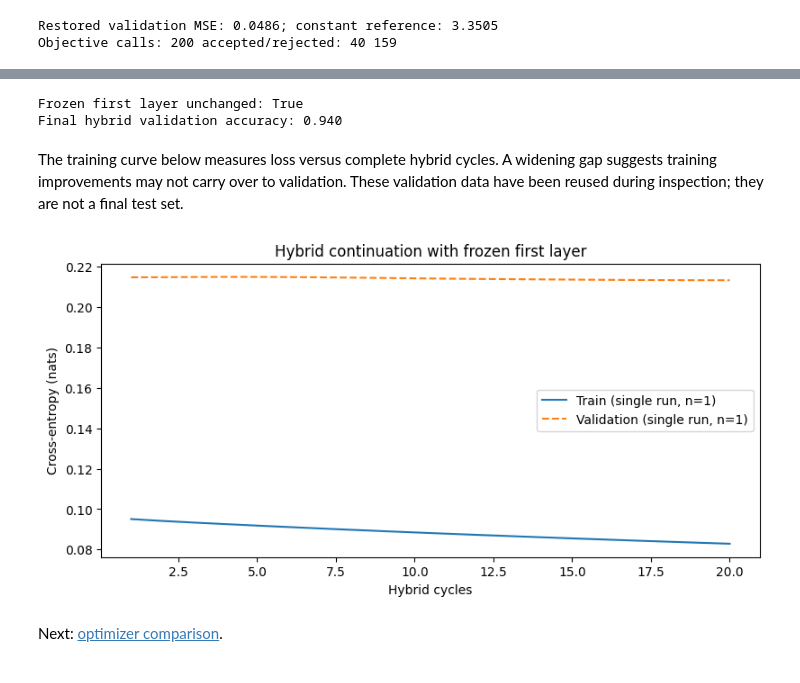
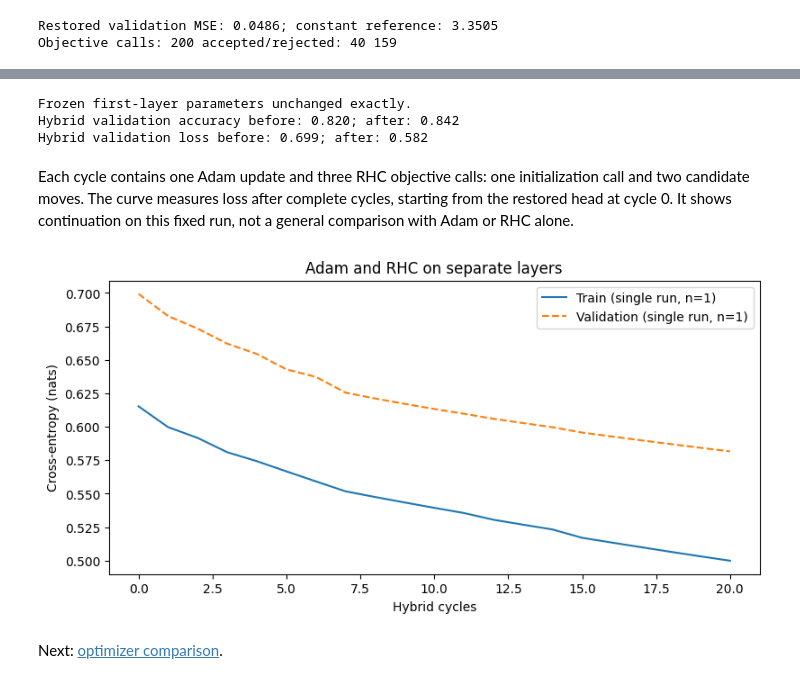
Before and after one commit to jlm429/pyperch, a Jupyter notebook: examples/notebooks/01_native_training.ipynb, the cells around one changed output, grey strips where cells are left out. Saved outputs shown, nothing was run; the diff lists cells and outputs as text; code cells hidden in the pictures.

```diff
--- a/examples/notebooks/01_native_training.ipynb
+++ b/examples/notebooks/01_native_training.ipynb
@@ -64,8 +65,10 @@ X = rng.normal(size=(320, 4)).astype("float32")
 y = 1.5 * X[:, 0] - X[:, 1] + 0.5 * X[:, 2] + rng.normal(0, 0.2, 320)
 y = y.astype("float32")[:, None]
 X_train, X_valid, y_train, y_valid = [
-    torch.tensor(a) for a in train_test_split(X, y, test_size=0.25, random_state=42)
+    torch.tensor(array)
+    for array in train_test_split(X, y, test_size=0.25, random_state=42)
 ]
+
 torch.manual_seed(42)
 model = nn.Linear(4, 1)
 loss_fn = nn.MSELoss()
@@ -78,11 +81,12 @@ def closure():
 
 
 losses = {"Train": [], "Validation": []}
-for _iteration in range(200):
+for _ in range(200):
     optimizer.step(closure)
     with torch.no_grad():
         losses["Train"].append(loss_fn(model(X_train), y_train).item())
         losses["Validation"].append(loss_fn(model(X_valid), y_valid).item())
+
 optimizer.restore_best()
 with torch.no_grad():
     restored_mse = loss_fn(model(X_valid), y_valid).item()
@@ -244,44 +278,63 @@ plus monitoring.
 # %%
 for parameter in model[2].parameters():
     parameter.requires_grad_(True)
+
+frozen_first_layer = [parameter.detach().clone() for parameter in model[0].parameters()]
 adam = torch.optim.Adam(model[2].parameters(), lr=0.002)
-hybrid_losses = {"Train": [], "Validation": []}
+hybrid_losses = {name: [value] for name, value in after_rhc_losses.items()}
+hybrid_before_accuracy = after_rhc_accuracy
+
 for cycle in range(20):
     model.zero_grad(set_to_none=True)
     loss = loss_fn(model(X_train), y_train)
     loss.backward()
     adam.step()
+
     rhc = RHC(model[4].parameters(), step_size=0.015, random_state=1000 + cycle)
-    rhc.step(closure)
-    rhc.step(closure)
-    with torch.no_grad():
-        hybrid_losses["Train"].append(loss_fn(model(X_train), y_train).item())
-        hybrid_losses["Validation"].append(loss_fn(model(X_valid), y_valid).item())
-assert all(torch.equal(a, b) for a, b in zip(frozen, model[0].parameters()))
-print("Frozen first layer unchanged:", True)
-print(f"Final hybrid validation accuracy: {accuracy(model, X_valid, y_valid):.3f}")
+    for _ in range(3):
+        rhc.step(closure)
+    rhc.restore_best()
+
+    current_losses, _ = classification_metrics(model)
+    for name in hybrid_losses:
+        hybrid_losses[name].append(current_losses[name])
+
+hybrid_after_losses, hybrid_after_accuracy = classification_metrics(model)
+assert all(
+    torch.equal(before, after)
+    for before, after in zip(frozen_first_layer, model[0].parameters())
+)
+print("Frozen first-layer parameters unchanged exactly.")
+print(
+    f"Hybrid validation accuracy before: {hybrid_before_accuracy:.3f}; "
+    f"after: {hybrid_after_accuracy:.3f}"
+)
+print(
+    f"Hybrid validation loss before: {after_rhc_losses['Validation']:.3f}; "
+    f"after: {hybrid_after_losses['Validation']:.3f}"
+)
 # %% [output]
-Frozen first layer unchanged: True
-Final hybrid validation accuracy: 0.940
+Frozen first-layer parameters unchanged exactly.
+Hybrid validation accuracy before: 0.820; after: 0.842
+Hybrid validation loss before: 0.699; after: 0.582
-# %% [markdown]
-The training curve below measures loss versus complete hybrid cycles. A widening
-gap suggests training improvements may not carry over to validation. These
-validation data have been reused during inspection; they are not a final test set.
+# %% [markdown]
+Each cycle contains one Adam update and three RHC objective calls: one
+initialization call and two candidate moves. The curve measures loss after complete
+cycles, starting from the restored head at cycle 0. It shows continuation on this
+fixed run, not a general comparison with Adam or RHC alone.
 # %%
 fig, ax = plt.subplots(figsize=(8, 4), layout="constrained")
-plot_training_curve(
-    prepare_training_curve(
-        np.arange(1, 21),
-        hybrid_losses,
-        metric="Cross-entropy (nats)",
-        x_label="Hybrid cycles",
-    ),
-    ax=ax,
+curve = prepare_training_curve(
+    np.arange(21),
+    hybrid_losses,
+    metric="Cross-entropy (nats)",
+    x_label="Hybrid cycles",
 )
-ax.set_title("Hybrid continuation with frozen first layer")
+plot_training_curve(curve, ax=ax)
+ax.set_title("Adam and RHC on separate layers")
 plt.show()
 # %% [output]
-[figure, old version]
+[figure, new version]
 # %% [markdown]
 Next: [optimizer comparison](02_optimizer_comparison.ipynb).
 # %%
```
Also changed, not shown: parts of 14 cells of this notebook, 3 other files.
